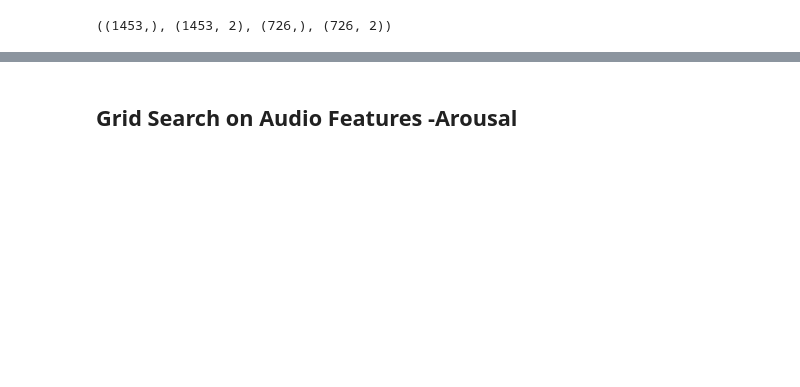
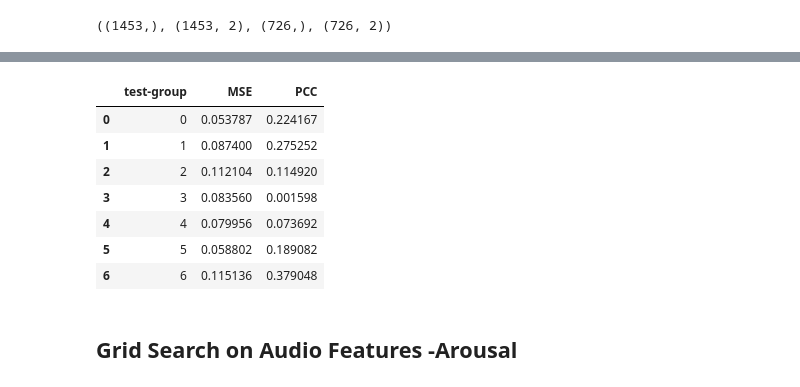
Before and after one commit to yasolix/cinevis, a Jupyter notebook: mediaeval/Valence-Arousal Prediction-ibm.ipynb, the cells around one changed output, grey strips where cells are left out. Saved outputs shown, nothing was run; the diff lists cells and outputs as text; code cells hidden in the pictures; blank space fills up the shorter version.

```diff
--- a/mediaeval/Valence-Arousal Prediction-ibm.ipynb
+++ b/mediaeval/Valence-Arousal Prediction-ibm.ipynb
@@ -961,3 +980,5 @@ Wall time: 1min 5s
 y_pred_visA_train.shape,y_test.shape, y_pred_visA_test.shape,testy.shape
 # %% [output]
 ((1453,), (1453, 2), (726,), (726, 2))
+# %%
+pipe3scores = crossgroups(pipe_visual_arousal,'MeanArousal','visual')
@@ -964,3 +1003,14 @@ y_pred_visA_train.shape,y_test.shape, y_pred_visA_test.shape,testy.shape
+# %%
+pipe3scores
+# %% [output]
+|  | test-group | MSE | PCC |
+| 0 | 0 | 0.053787 | 0.224167 |
+| 1 | 1 | 0.087400 | 0.275252 |
+| 2 | 2 | 0.112104 | 0.114920 |
+| 3 | 3 | 0.083560 | 0.001598 |
+| 4 | 4 | 0.079956 | 0.073692 |
+| 5 | 5 | 0.058802 | 0.189082 |
+| 6 | 6 | 0.115136 | 0.379048 |
 # %% [markdown]
 ## Grid Search on Audio Features -Arousal
 # %%
```
Also changed, not shown: parts of 52 cells of this notebook, 1 other file.
